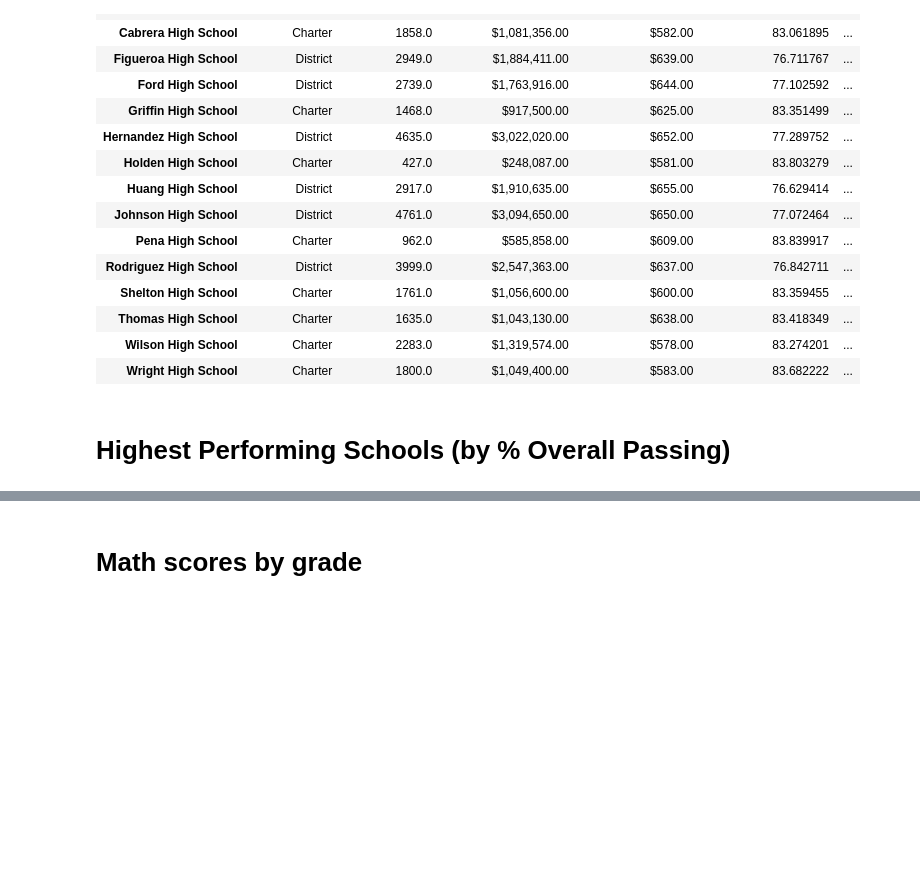
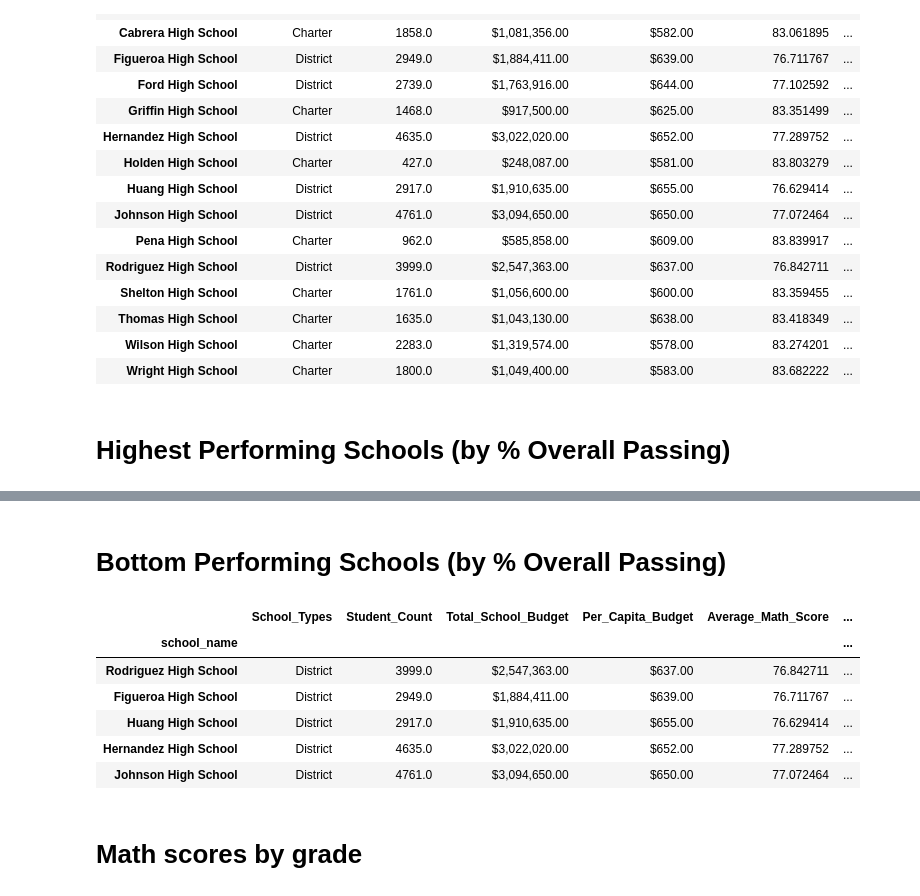
Before and after one commit to lilphonsdale/pandas-challenge, a Jupyter notebook: PyCitySchools/PyCitySchools.ipynb, the cells around one changed output, grey strips where cells are left out. Saved outputs shown, nothing was run; the diff lists cells and outputs as text; code cells hidden in the pictures; blank space fills up the shorter version.

```diff
--- a/PyCitySchools/PyCitySchools.ipynb
+++ b/PyCitySchools/PyCitySchools.ipynb
@@ -192,3 +190,15 @@ KeyError: "None of [Float64Index([ 54.64228295819936,  91.33476856835307,  53.20
+# %% [markdown]
+<H1>Bottom Performing Schools (by % Overall Passing)</H1>
+# %%
+per_school_summary.sort_values("Overall_Passing_Rate").head()
+# %% [output]
+|  | School_Types | Student_Count | Total_School_Budget | Per_Capita_Budget | Average_Math_Score | ... |
+| school_name |  |  |  |  |  | ... |
+| Rodriguez High School | District | 3999.0 | $2,547,363.00 | $637.00 | 76.842711 | ... |
+| Figueroa High School | District | 2949.0 | $1,884,411.00 | $639.00 | 76.711767 | ... |
+| Huang High School | District | 2917.0 | $1,910,635.00 | $655.00 | 76.629414 | ... |
+| Hernandez High School | District | 4635.0 | $3,022,020.00 | $652.00 | 77.289752 | ... |
+| Johnson High School | District | 4761.0 | $3,094,650.00 | $650.00 | 77.072464 | ... |
 # %% [markdown]
 <H1>Math scores by grade</H1>
 # %%
```
Also changed, not shown: parts of 24 cells of this notebook.
